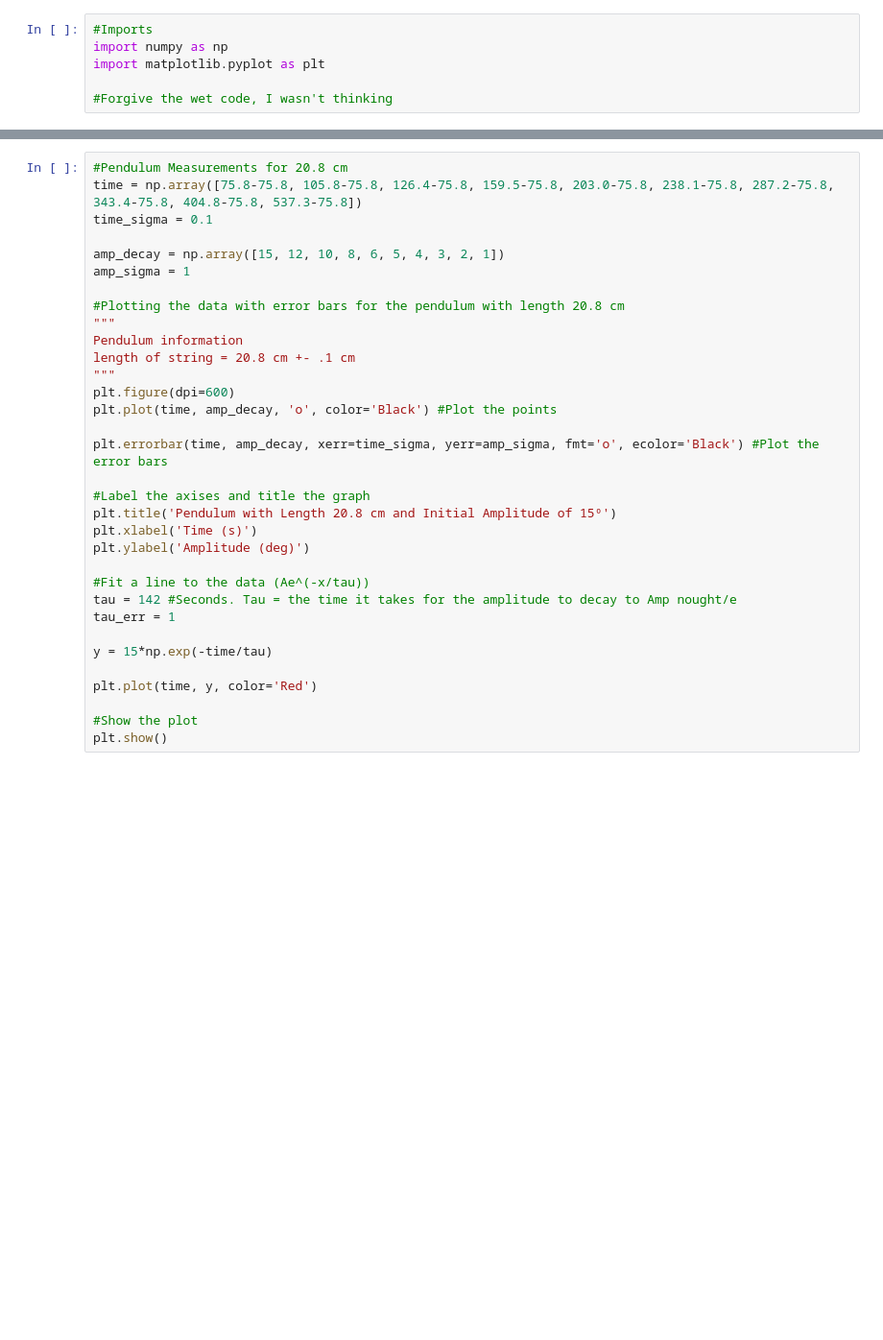
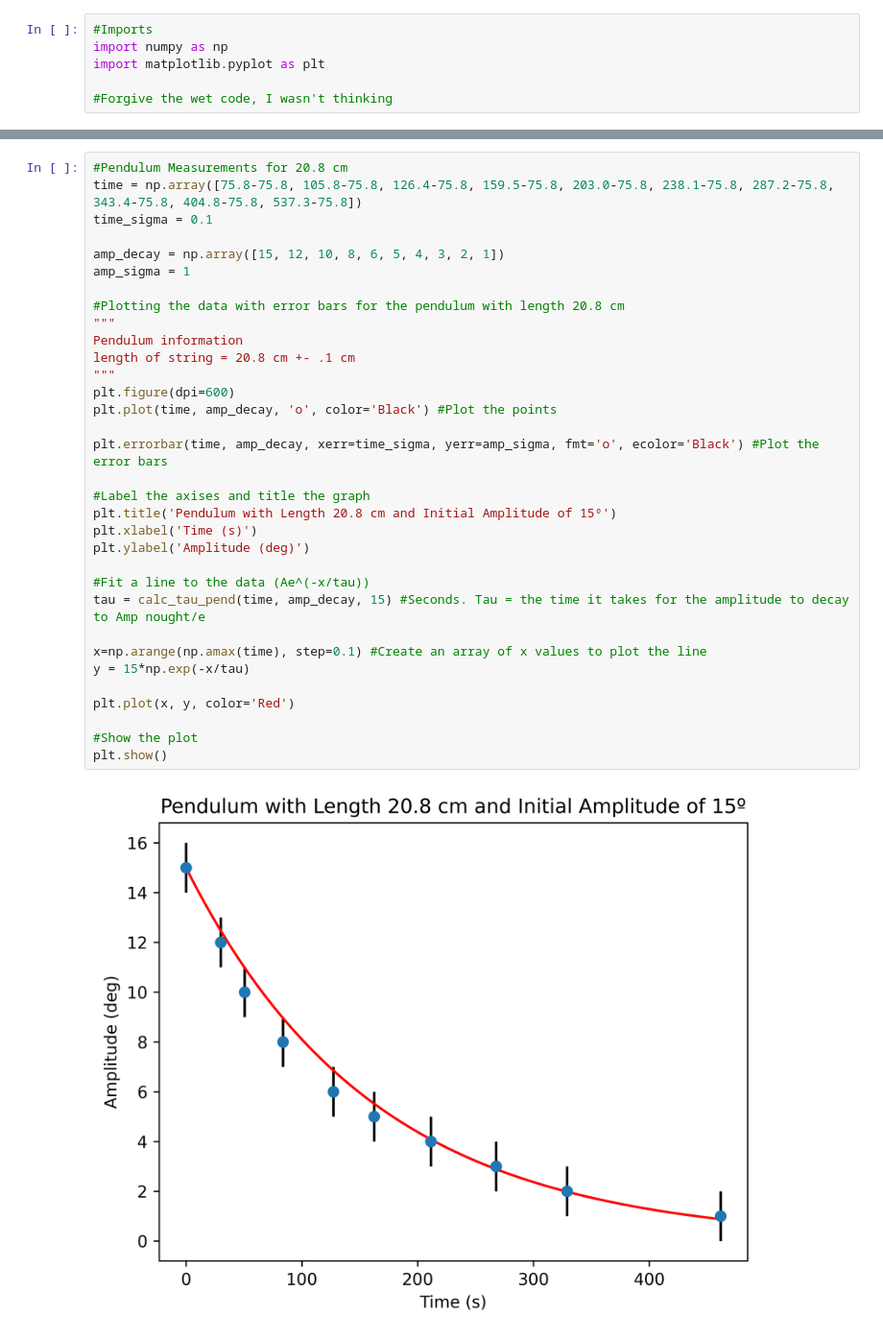
Before and after one commit to alexanderschatzberg/Physics, a Jupyter notebook: Pendulum_Spring/graphs.ipynb, the cells around one changed output, grey strips where cells are left out. Shown at 96% size. Saved outputs shown, nothing was run; the diff lists cells and outputs as text; blank space fills up the shorter version.

```diff
--- a/Pendulum_Spring/graphs.ipynb
+++ b/Pendulum_Spring/graphs.ipynb
@@ -7,36 +11,38 @@ import matplotlib.pyplot as plt
 # %%
 #Pendulum Measurements for 20.8 cm
 time = np.array([75.8-75.8, 105.8-75.8, 126.4-75.8, 159.5-75.8, 203.0-75.8, 238.1-75.8, 287.2-75.8, 343.4-75.8, 404.8-75.8, 537.3-75.8])
 time_sigma = 0.1
 
 amp_decay = np.array([15, 12, 10, 8, 6, 5, 4, 3, 2, 1])
 amp_sigma = 1
 
 #Plotting the data with error bars for the pendulum with length 20.8 cm
 """
 Pendulum information
 length of string = 20.8 cm +- .1 cm
 """
 plt.figure(dpi=600)
 plt.plot(time, amp_decay, 'o', color='Black') #Plot the points
 
 plt.errorbar(time, amp_decay, xerr=time_sigma, yerr=amp_sigma, fmt='o', ecolor='Black') #Plot the error bars
 
 #Label the axises and title the graph
 plt.title('Pendulum with Length 20.8 cm and Initial Amplitude of 15º')
 plt.xlabel('Time (s)')
 plt.ylabel('Amplitude (deg)')
 
 #Fit a line to the data (Ae^(-x/tau))
-tau = 142 #Seconds. Tau = the time it takes for the amplitude to decay to Amp nought/e
-tau_err = 1
+tau = calc_tau_pend(time, amp_decay, 15) #Seconds. Tau = the time it takes for the amplitude to decay to Amp nought/e
 
-y = 15*np.exp(-time/tau)
+x=np.arange(np.amax(time), step=0.1) #Create an array of x values to plot the line
+y = 15*np.exp(-x/tau)
 
-plt.plot(time, y, color='Red')
+plt.plot(x, y, color='Red')
 
 #Show the plot
 plt.show()
+# %% [output]
+[figure, added]
 # %%
 #Pendulum Measurements for 36.4 cm
 time = np.array([0, 88.3-66.48, 130.43-66.48, 171.29-66.49, 204.27-66.48, 238.23-66.48, 287.83 - 66.48, 430.60-66.48])
```
Also changed, not shown: parts of 6 cells of this notebook.
